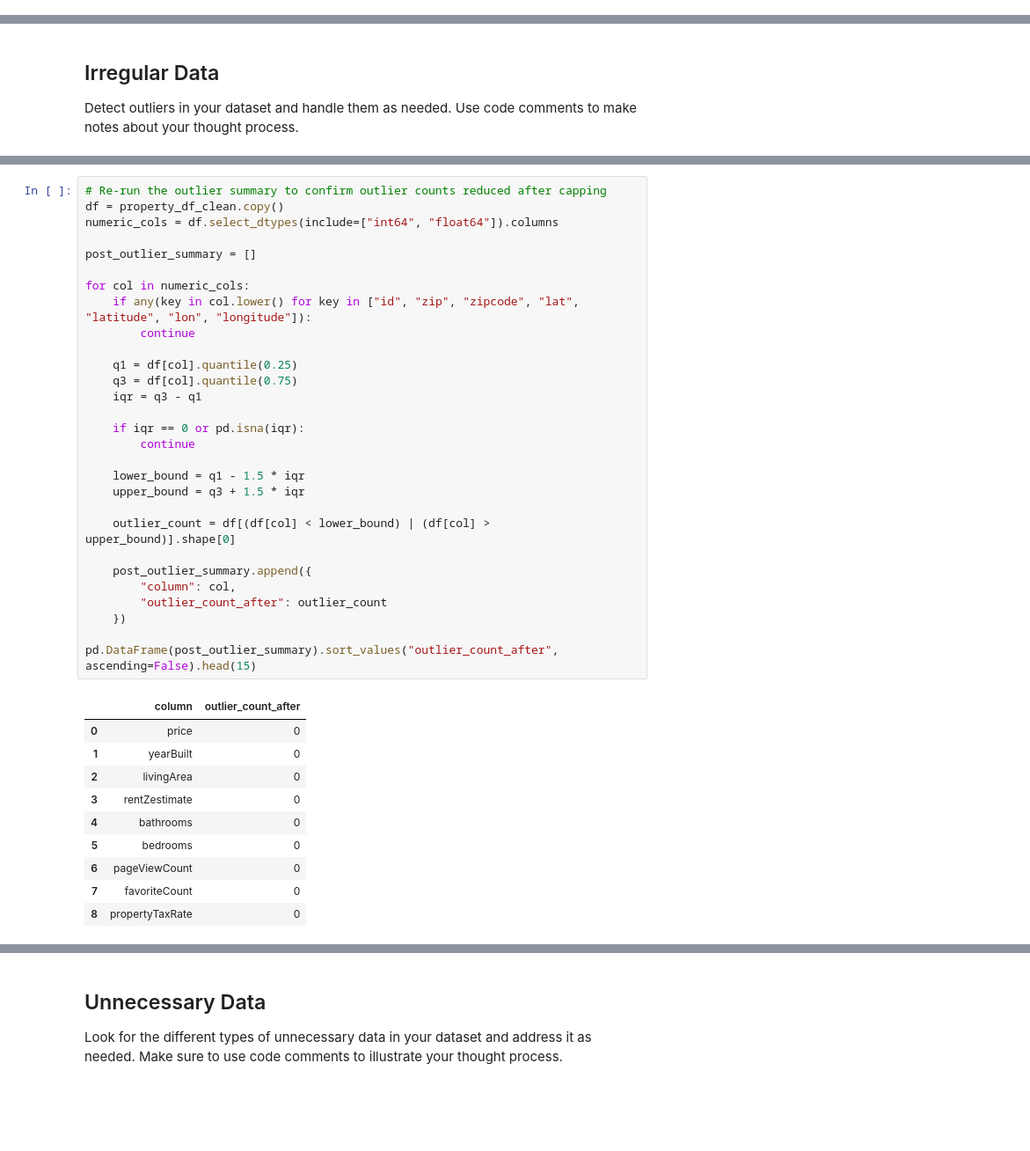
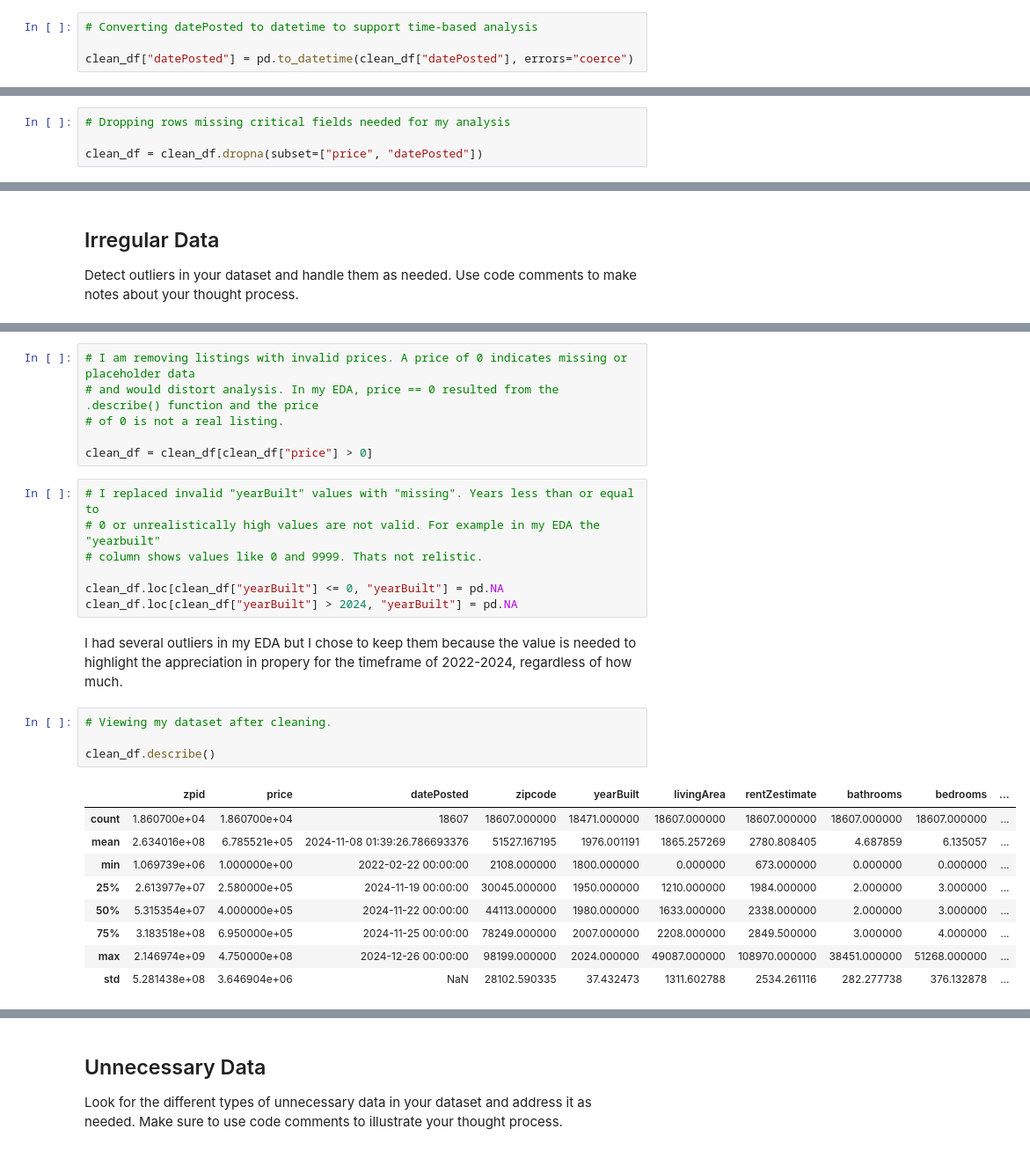
Before and after one commit to TechnicallyTechnology/cleaning-data-checkpoint, a Jupyter notebook: checkpoint-three.ipynb, the cells around one changed output, grey strips where cells are left out. Shown at 88% size. Cells and saved outputs as stored; diff of their text form; blank space fills up the shorter version.

Commit message:
Checkpoint 3: clean dataset and export cleaned CSV

```diff
--- a/checkpoint-three.ipynb
+++ b/checkpoint-three.ipynb
@@ -41,0 +41,4 @@ nearby_df.shape
+# %%
+# Converting datePosted to datetime to support time-based analysis
+
+clean_df["datePosted"] = pd.to_datetime(clean_df["datePosted"], errors="coerce")
@@ -81,3 +110,7 @@ property_df[categorical_cols] = property_df[categorical_cols].fillna("Unknown")
+# %%
+# Dropping rows missing critical fields needed for my analysis
+
+clean_df = clean_df.dropna(subset=["price", "datePosted"])
 # %%
 # Missing subtype values are filled with 'Unknown' since they are categorical.
 
@@ -214,40 +122,31 @@ property_df_clean[numeric_cols_clean] = property_df_clean[numeric_cols_clean].fi
-# %%
-# Re-run the outlier summary to confirm outlier counts reduced after capping
-df = property_df_clean.copy()
-numeric_cols = df.select_dtypes(include=["int64", "float64"]).columns
-
-post_outlier_summary = []
-
-for col in numeric_cols:
-    if any(key in col.lower() for key in ["id", "zip", "zipcode", "lat", "latitude", "lon", "longitude"]):
-        continue
-
-    q1 = df[col].quantile(0.25)
-    q3 = df[col].quantile(0.75)
-    iqr = q3 - q1
-
-    if iqr == 0 or pd.isna(iqr):
-        continue
-
-    lower_bound = q1 - 1.5 * iqr
-    upper_bound = q3 + 1.5 * iqr
-
-    outlier_count = df[(df[col] < lower_bound) | (df[col] > upper_bound)].shape[0]
-
-    post_outlier_summary.append({
-        "column": col,
-        "outlier_count_after": outlier_count
-    })
-
-pd.DataFrame(post_outlier_summary).sort_values("outlier_count_after", ascending=False).head(15)
-# %% [output]
-|  | column | outlier_count_after |
-| 0 | price | 0 |
-| 1 | yearBuilt | 0 |
-| 2 | livingArea | 0 |
-| 3 | rentZestimate | 0 |
-| 4 | bathrooms | 0 |
-| 5 | bedrooms | 0 |
-| 6 | pageViewCount | 0 |
-| 7 | favoriteCount | 0 |
-| 8 | propertyTaxRate | 0 |
+# %%
+# I am removing listings with invalid prices. A price of 0 indicates missing or placeholder data
+# and would distort analysis. In my EDA, price == 0 resulted from the .describe() function and the price
+# of 0 is not a real listing.
+
+clean_df = clean_df[clean_df["price"] > 0]
+# %%
+# I replaced invalid "yearBuilt" values with "missing". Years less than or equal to
+# 0 or unrealistically high values are not valid. For example in my EDA the "yearbuilt"
+# column shows values like 0 and 9999. Thats not relistic.
+
+clean_df.loc[clean_df["yearBuilt"] <= 0, "yearBuilt"] = pd.NA
+clean_df.loc[clean_df["yearBuilt"] > 2024, "yearBuilt"] = pd.NA
+# %% [markdown]
+I had several outliers in my EDA but I chose to keep them because the value is needed
+to highlight the appreciation in propery for the timeframe of 2022-2024, regardless of
+how much.
+# %%
+# Viewing my dataset after cleaning.
+
+clean_df.describe()
+# %% [output]
+|  | zpid | price | datePosted | zipcode | yearBuilt | livingArea | rentZestimate | bathrooms | bedrooms | ... |
+| count | 1.860700e+04 | 1.860700e+04 | 18607 | 18607.000000 | 18471.000000 | 18607.000000 | 18607.000000 | 18607.000000 | 18607.000000 | ... |
+| mean | 2.634016e+08 | 6.785521e+05 | 2024-11-08 01:39:26.786693376 | 51527.167195 | 1976.001191 | 1865.257269 | 2780.808405 | 4.687859 | 6.135057 | ... |
+| min | 1.069739e+06 | 1.000000e+00 | 2022-02-22 00:00:00 | 2108.000000 | 1800.000000 | 0.000000 | 673.000000 | 0.000000 | 0.000000 | ... |
+| 25% | 2.613977e+07 | 2.580000e+05 | 2024-11-19 00:00:00 | 30045.000000 | 1950.000000 | 1210.000000 | 1984.000000 | 2.000000 | 3.000000 | ... |
+| 50% | 5.315354e+07 | 4.000000e+05 | 2024-11-22 00:00:00 | 44113.000000 | 1980.000000 | 1633.000000 | 2338.000000 | 2.000000 | 3.000000 | ... |
+| 75% | 3.183518e+08 | 6.950000e+05 | 2024-11-25 00:00:00 | 78249.000000 | 2007.000000 | 2208.000000 | 2849.500000 | 3.000000 | 4.000000 | ... |
+| max | 2.146974e+09 | 4.750000e+08 | 2024-12-26 00:00:00 | 98199.000000 | 2024.000000 | 49087.000000 | 108970.000000 | 38451.000000 | 51268.000000 | ... |
+| std | 5.281438e+08 | 3.646904e+06 | NaN | 28102.590335 | 37.432473 | 1311.602788 | 2534.261116 | 282.277738 | 376.132878 | ... |
```
Also changed, not shown: parts of 35 cells of this notebook, 1 other file.
